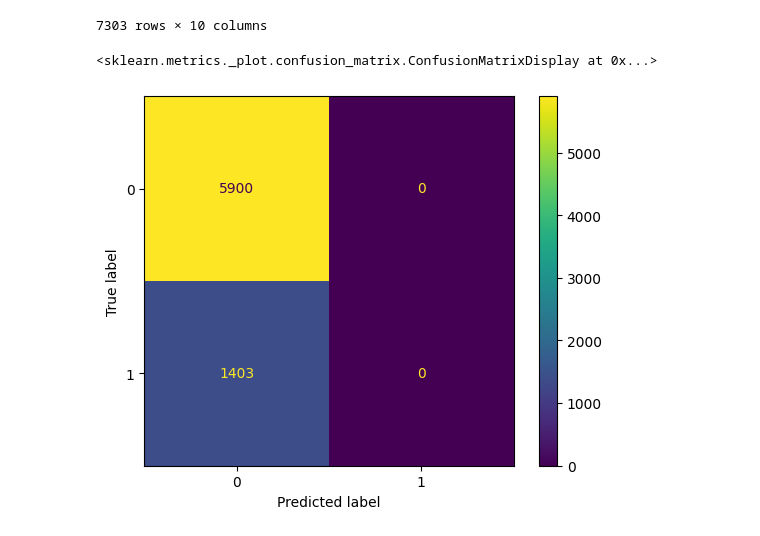
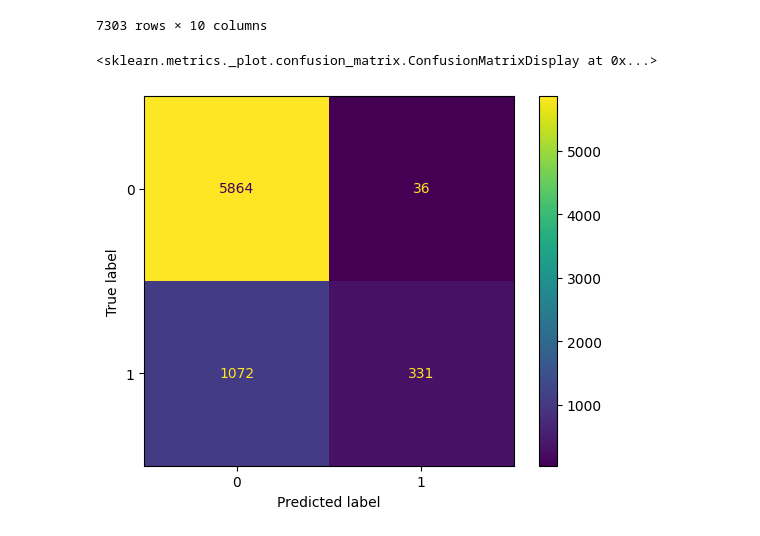
Before and after one commit to antonionipo/Modelos-de-Classifica-o-com-Python, a Jupyter notebook: RID196075_Desafio06.ipynb, the cells around one changed output. Cells and saved outputs as stored; diff of their text form; code cells hidden in the pictures.

```diff
--- a/RID196075_Desafio06.ipynb
+++ b/RID196075_Desafio06.ipynb
@@ -266,10 +266,10 @@ X_test.assign(Churn=y_test).assign(Churn_pred=lr_pred)
 | 23209 | 0.294118 | 1.0 | 0.000000 | 0.0 | 1.0 | 0.0 | 0.25 | 0.884 | NaN | No |
 7303 rows × 10 columns
 # %%
-ConfusionMatrixDisplay(confusion_matrix(y_test, lr_pred)).plot()
+ConfusionMatrixDisplay(confusion_matrix(y_test, rf_pred)).plot()
 # %% [output]
 <sklearn.metrics._plot.confusion_matrix.ConfusionMatrixDisplay at 0x...>
-[figure, old version]
+[figure, new version]
 # %%
 print(f'Accuracy: {accuracy_score(y_test, rf_pred)}')
 # %% [output]
```
Also changed, not shown: parts of 5 cells of this notebook.
